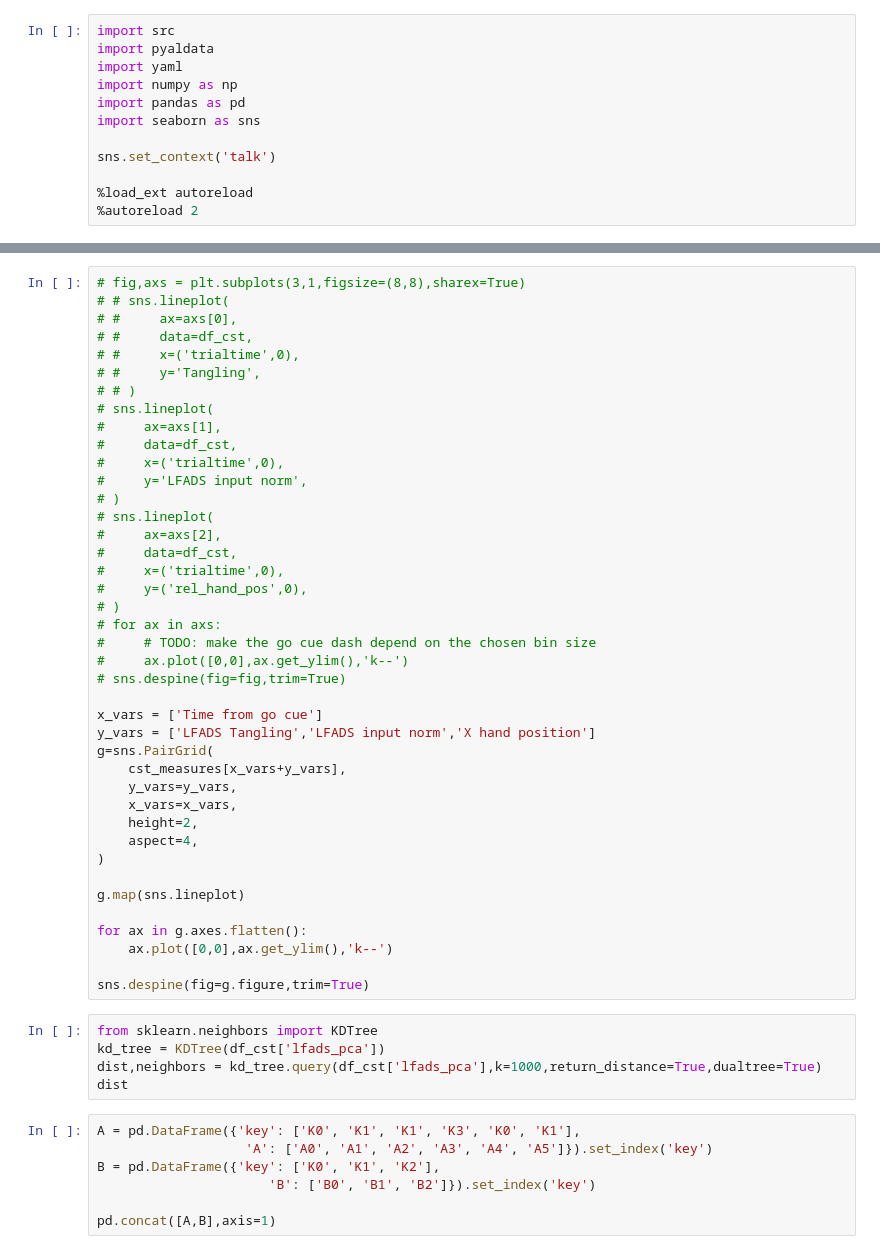
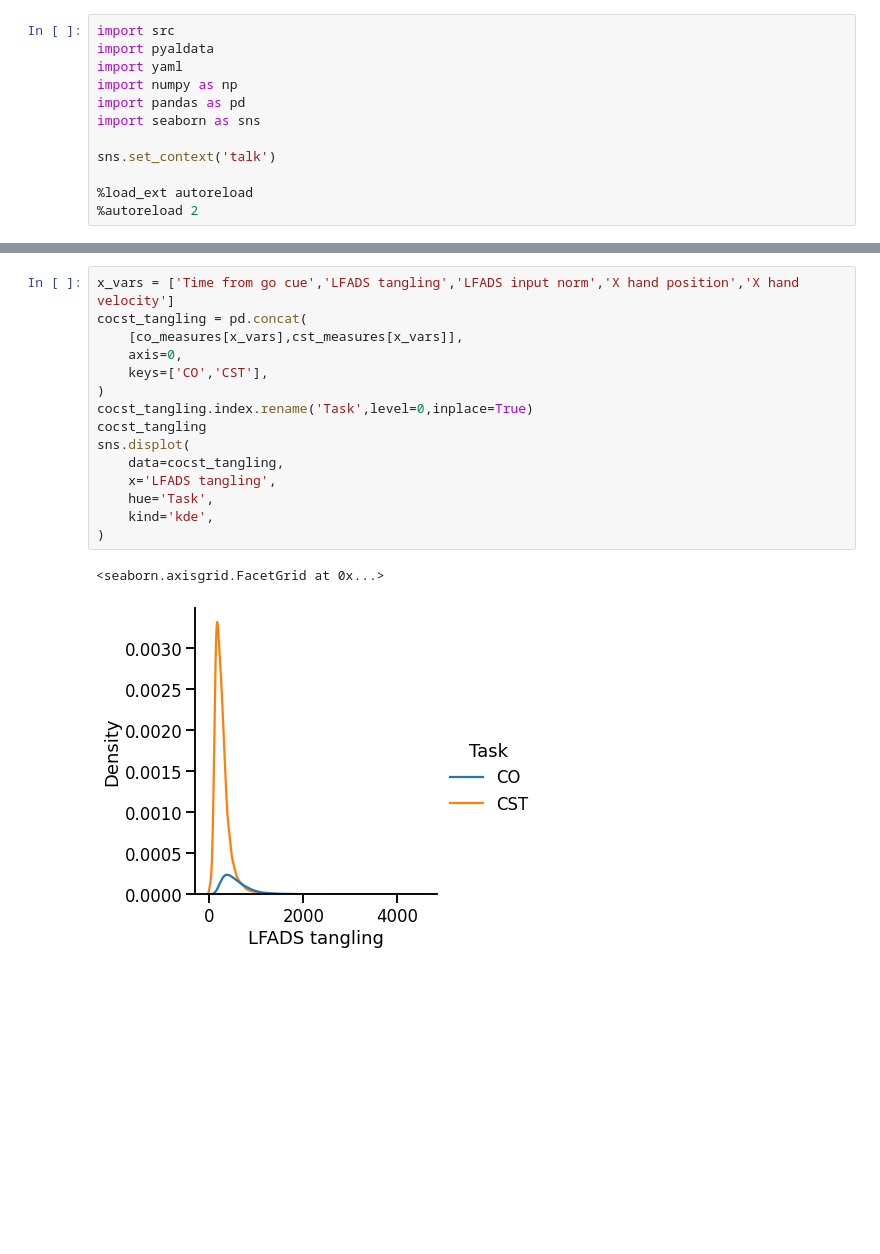
Before and after one commit to raeedcho/cst-dynamics, a Jupyter notebook: scripts/compare_cocst_tangling.ipynb, the cells around one changed output, grey strips where cells are left out. Saved outputs shown, nothing was run; the diff lists cells and outputs as text; blank space fills up the shorter version.

```diff
--- a/scripts/compare_cocst_tangling.ipynb
+++ b/scripts/compare_cocst_tangling.ipynb
@@ -191,53 +214,18 @@ def plot_trials(cst_trial_id):
-# %%
-# fig,axs = plt.subplots(3,1,figsize=(8,8),sharex=True)
-# # sns.lineplot(
-# #     ax=axs[0],
-# #     data=df_cst,
-# #     x=('trialtime',0),
-# #     y='Tangling',
-# # )
-# sns.lineplot(
-#     ax=axs[1],
-#     data=df_cst,
-#     x=('trialtime',0),
-#     y='LFADS input norm',
-# )
-# sns.lineplot(
-#     ax=axs[2],
-#     data=df_cst,
-#     x=('trialtime',0),
-#     y=('rel_hand_pos',0),
-# )
-# for ax in axs:
-#     # TODO: make the go cue dash depend on the chosen bin size
-#     ax.plot([0,0],ax.get_ylim(),'k--')
-# sns.despine(fig=fig,trim=True)
-
-x_vars = ['Time from go cue']
-y_vars = ['LFADS Tangling','LFADS input norm','X hand position']
-g=sns.PairGrid(
-    cst_measures[x_vars+y_vars],
-    y_vars=y_vars,
-    x_vars=x_vars,
-    height=2,
-    aspect=4,
-)
-
-g.map(sns.lineplot)
-
-for ax in g.axes.flatten():
-    ax.plot([0,0],ax.get_ylim(),'k--')
-
-sns.despine(fig=g.figure,trim=True)
-# %%
-from sklearn.neighbors import KDTree
-kd_tree = KDTree(df_cst['lfads_pca'])
-dist,neighbors = kd_tree.query(df_cst['lfads_pca'],k=1000,return_distance=True,dualtree=True)
-dist
-# %%
-A = pd.DataFrame({'key': ['K0', 'K1', 'K1', 'K3', 'K0', 'K1'],
-                   'A': ['A0', 'A1', 'A2', 'A3', 'A4', 'A5']}).set_index('key')
-B = pd.DataFrame({'key': ['K0', 'K1', 'K2'],
-                      'B': ['B0', 'B1', 'B2']}).set_index('key')
-
-pd.concat([A,B],axis=1)
+# %%
+x_vars = ['Time from go cue','LFADS tangling','LFADS input norm','X hand position','X hand velocity']
+cocst_tangling = pd.concat(
+    [co_measures[x_vars],cst_measures[x_vars]],
+    axis=0,
+    keys=['CO','CST'],
+)
+cocst_tangling.index.rename('Task',level=0,inplace=True)
+cocst_tangling
+sns.displot(
+    data=cocst_tangling,
+    x='LFADS tangling',
+    hue='Task',
+    kind='kde',
+)
+# %% [output]
+<seaborn.axisgrid.FacetGrid at 0x...>
+[figure, added]
```
Also changed, not shown: parts of 18 cells of this notebook.
